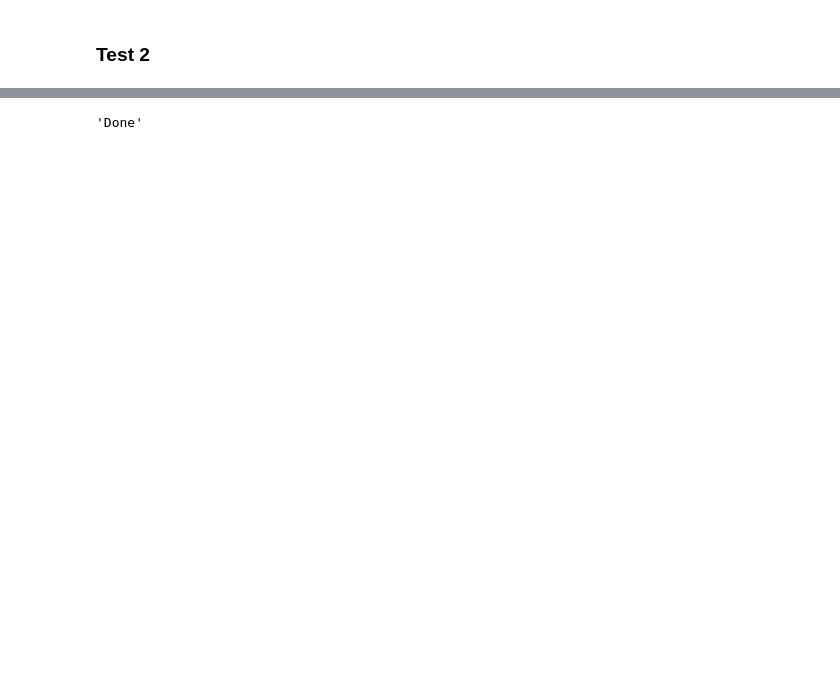
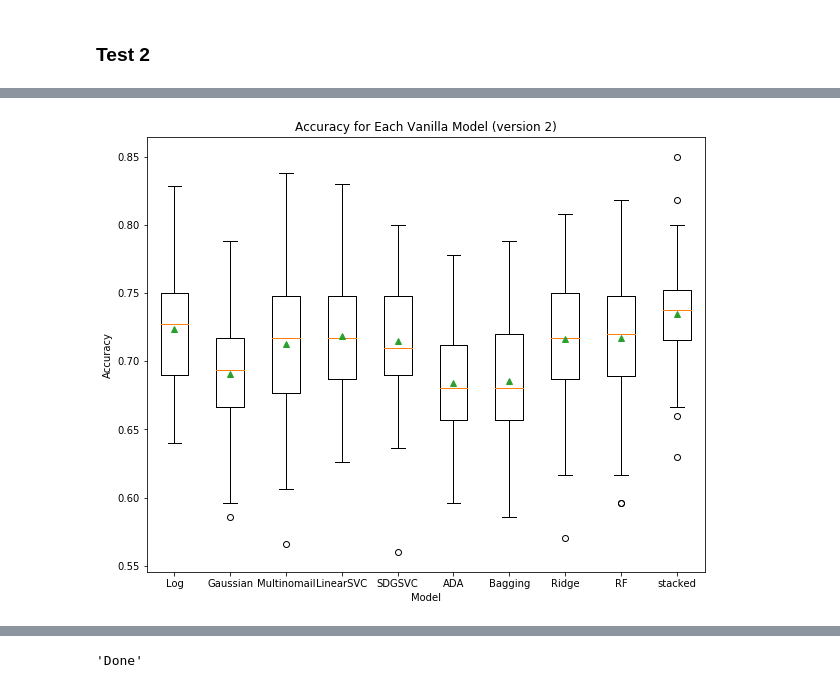
Before and after one commit to HeeebsInc/Google_Apple_Sentiment_Analysis, a Jupyter notebook: ModelingSKLearn.ipynb, the cells around one changed output, grey strips where cells are left out. Cells and saved outputs as stored; diff of their text form; code cells hidden in the pictures; blank space fills up the shorter version.

```diff
--- a/ModelingSKLearn.ipynb
+++ b/ModelingSKLearn.ipynb
@@ -67,0 +100,7 @@ plot_model_results(results, model_names, 'figures/VanillaResults1', figsize = (1
+# %%
+results = [i[1] for i in result_dict.items()]
+model_names = [i for i in result_dict.keys()]
+plot_model_results(results, model_names, 'figures/VanillaResults2', figure_title = 'Accuracy for Each Vanilla Model (version 2)',
+                   figsize = (10, 8))
+# %% [output]
+[figure, added]
```
Also changed, not shown: parts of 35 cells of this notebook, 10 other files.
